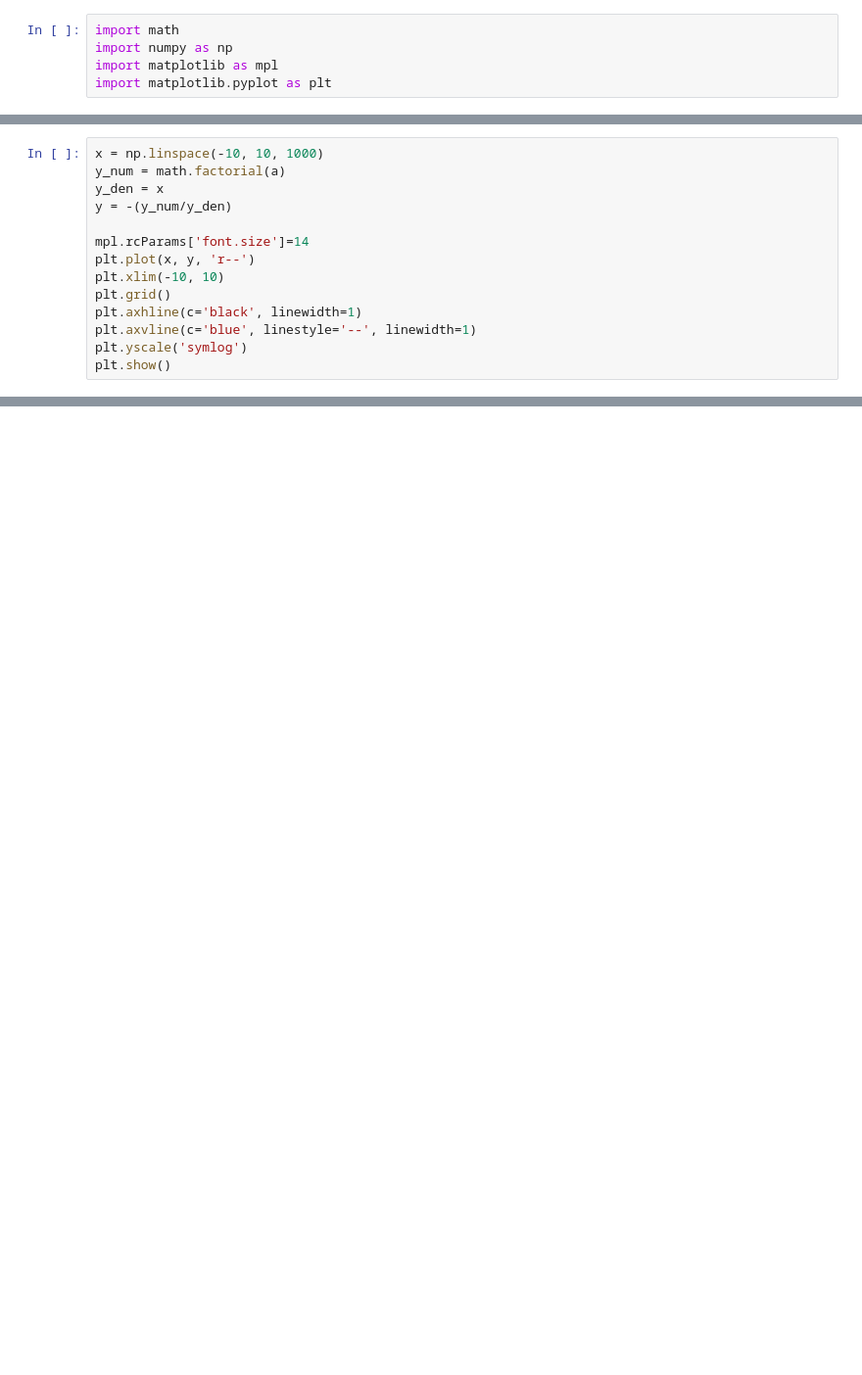
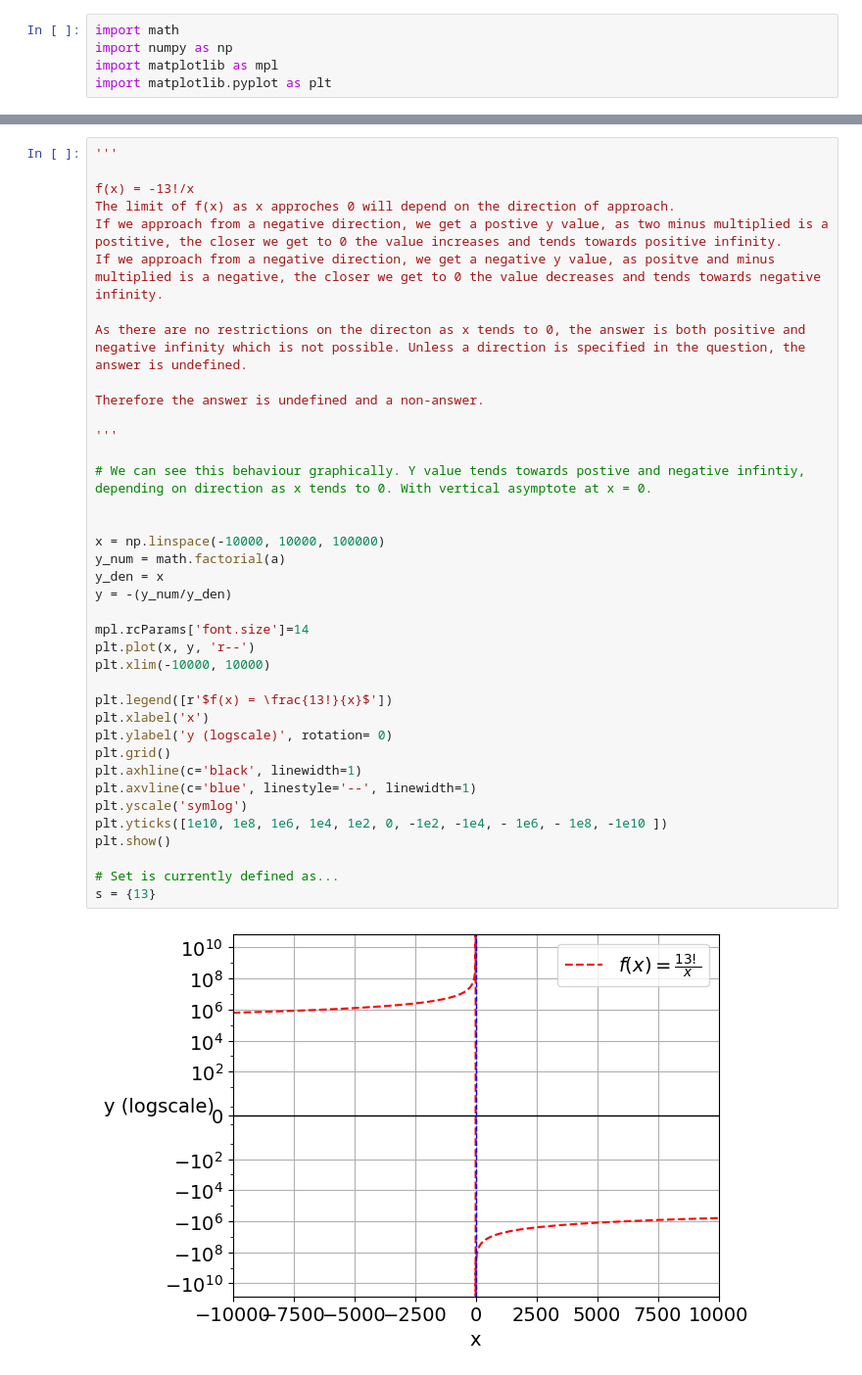
Before and after one commit to JoshKing85/git_maths_projects, a Jupyter notebook: assignment_task5.ipynb, the cells around one changed output, grey strips where cells are left out. Shown at 98% size. Drawn from its saved outputs; the diff is of its cells as text; blank space fills up the shorter version.

```diff
--- a/assignment_task5.ipynb
+++ b/assignment_task5.ipynb
@@ -42,15 +74 @@ $$
 $$
-# %%
-x = np.linspace(-10, 10, 1000)
-y_num = math.factorial(a)
-y_den = x
-y = -(y_num/y_den)
-
-mpl.rcParams['font.size']=14
-plt.plot(x, y, 'r--')
-plt.xlim(-10, 10)
-plt.grid()
-plt.axhline(c='black', linewidth=1)
-plt.axvline(c='blue', linestyle='--', linewidth=1)
-plt.yscale('symlog')
-plt.show()
@@ -82,0 +75,40 @@ print(what)
+# %%
+'''
+
+f(x) = -13!/x
+The limit of f(x) as x approches 0 will depend on the direction of approach.
+If we approach from a negative direction, we get a postive y value, as two minus multiplied is a postitive, the closer we get to 0 the value increases and tends towards positive infinity.
+If we approach from a negative direction, we get a negative y value, as positve and minus multiplied is a negative, the closer we get to 0 the value decreases and tends towards negative infinity.
+
+As there are no restrictions on the directon as x tends to 0, the answer is both positive and negative infinity which is not possible. Unless a direction is specified in the question, the answer is undefined.
+
+Therefore the answer is undefined and a non-answer.
+
+'''
+
+# We can see this behaviour graphically. Y value tends towards postive and negative infintiy, depending on direction as x tends to 0. With vertical asymptote at x = 0.
+
+
+x = np.linspace(-10000, 10000, 100000)
+y_num = math.factorial(a)
+y_den = x
+y = -(y_num/y_den)
+
+mpl.rcParams['font.size']=14
+plt.plot(x, y, 'r--')
+plt.xlim(-10000, 10000)
+
+plt.legend([r'$f(x) = \frac{13!}{x}$'])
+plt.xlabel('x')
+plt.ylabel('y (logscale)', rotation= 0)
+plt.grid()
+plt.axhline(c='black', linewidth=1)
+plt.axvline(c='blue', linestyle='--', linewidth=1)
+plt.yscale('symlog')
+plt.yticks([1e10, 1e8, 1e6, 1e4, 1e2, 0, -1e2, -1e4, - 1e6, - 1e8, -1e10 ])
+plt.show()
+
+# Set is currently defined as...
+s = {13}
+# %% [output]
+[figure, added]
```
Also changed, not shown: parts of 13 cells of this notebook, 3 other files.
